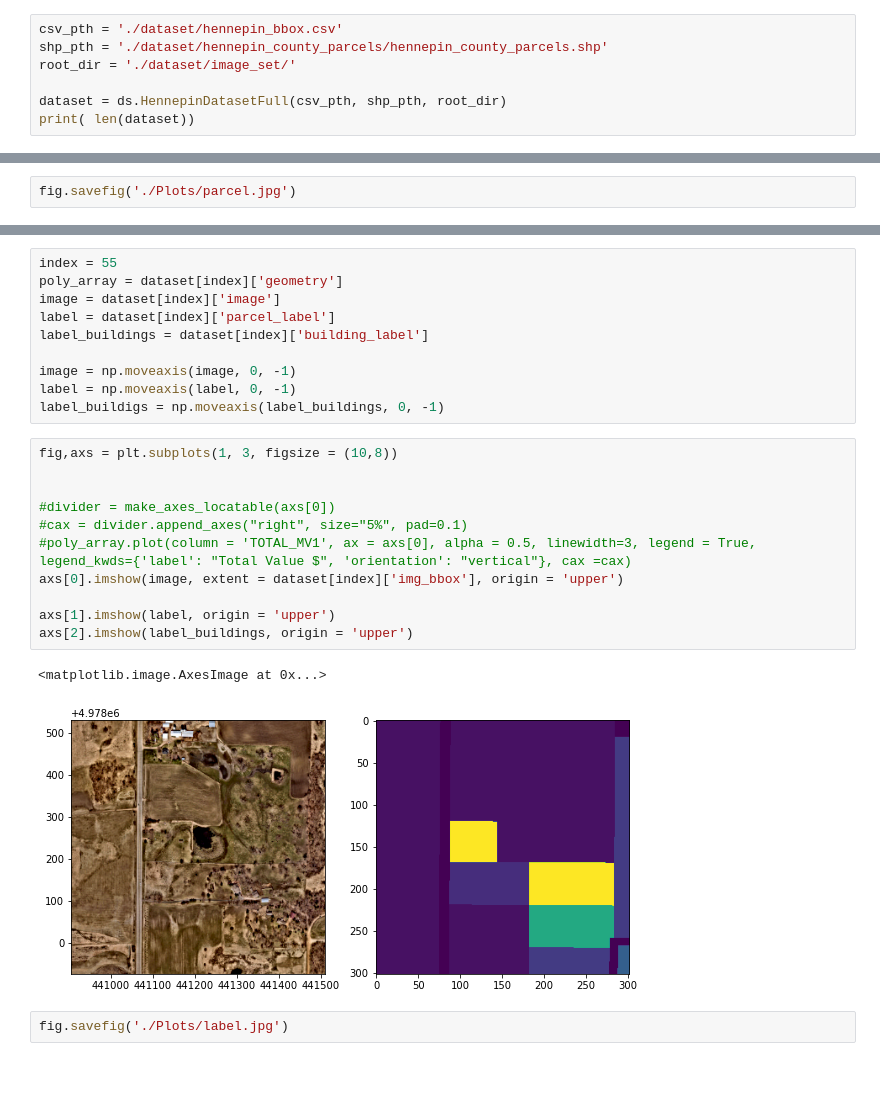
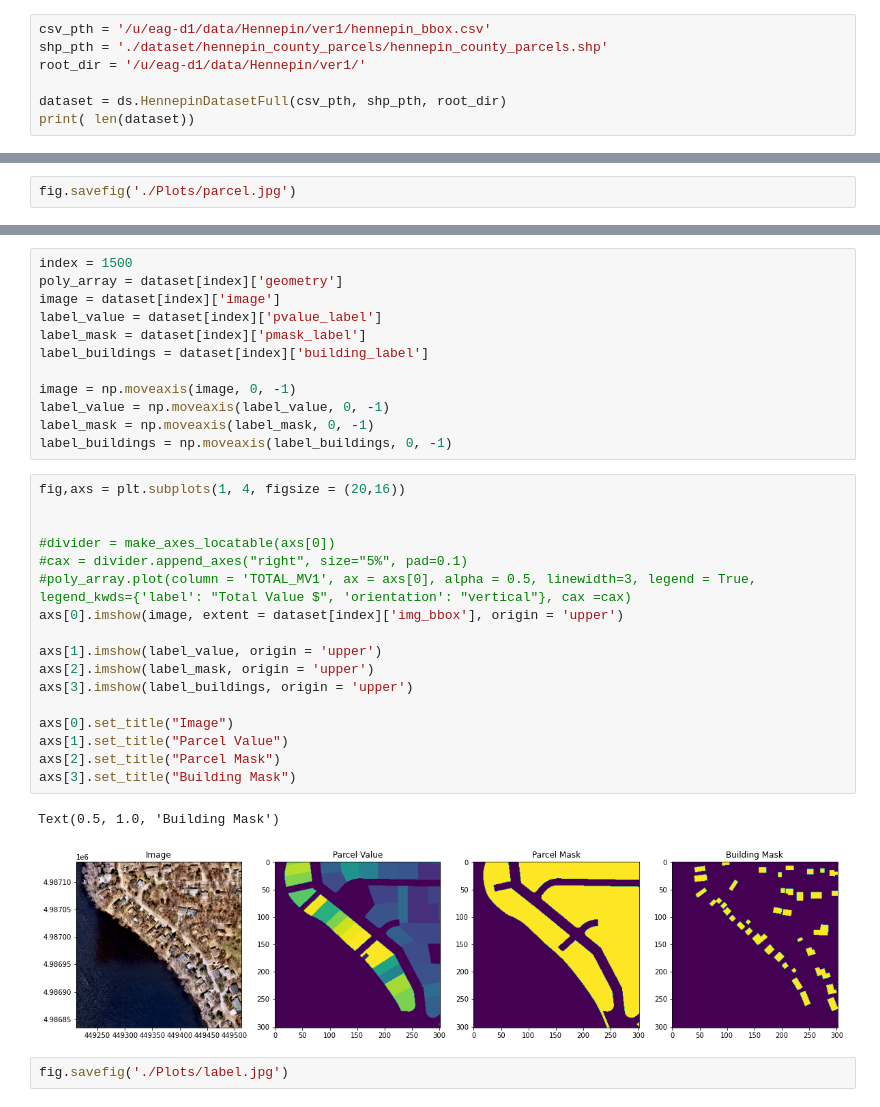
Before and after one commit to mvrl/disaggregation, a Jupyter notebook: Plotting_Hennepin.ipynb, the cells around one changed output, grey strips where cells are left out. Drawn from its saved outputs; the diff is of its cells as text; blank space fills up the shorter version.

Commit message:
Adding Boundaries + loading/plotting new masks

```diff
--- a/Plotting_Hennepin.ipynb
+++ b/Plotting_Hennepin.ipynb
@@ -7,9 +7,9 @@ import rasterio
 from mpl_toolkits.axes_grid1 import make_axes_locatable
 #from dataset import rasterize
 # %%
-csv_pth = './dataset/hennepin_bbox.csv'
+csv_pth = '/u/eag-d1/data/Hennepin/ver1/hennepin_bbox.csv'
 shp_pth = './dataset/hennepin_county_parcels/hennepin_county_parcels.shp'
-root_dir = './dataset/image_set/'
+root_dir = '/u/eag-d1/data/Hennepin/ver1/'
 
 dataset = ds.HennepinDatasetFull(csv_pth, shp_pth, root_dir)
 print( len(dataset))
@@ -71,27 +71,35 @@ poly_array.plot(column = 'TOTAL_MV1', ax = ax, alpha = 0.8)
 # %%
-index = 55
+index = 1500
 poly_array = dataset[index]['geometry']
 image = dataset[index]['image']
-label = dataset[index]['parcel_label']
+label_value = dataset[index]['pvalue_label']
+label_mask = dataset[index]['pmask_label']
 label_buildings = dataset[index]['building_label']
 
 image = np.moveaxis(image, 0, -1)
-label = np.moveaxis(label, 0, -1)
-label_buildigs = np.moveaxis(label_buildings, 0, -1)
+label_value = np.moveaxis(label_value, 0, -1)
+label_mask = np.moveaxis(label_mask, 0, -1)
+label_buildings = np.moveaxis(label_buildings, 0, -1)
 # %%
-fig,axs = plt.subplots(1, 3, figsize = (10,8))
+fig,axs = plt.subplots(1, 4, figsize = (20,16))
 
 
 #divider = make_axes_locatable(axs[0])
 #cax = divider.append_axes("right", size="5%", pad=0.1)
 #poly_array.plot(column = 'TOTAL_MV1', ax = axs[0], alpha = 0.5, linewidth=3, legend = True, legend_kwds={'label': "Total Value $", 'orientation': "vertical"}, cax =cax)
 axs[0].imshow(image, extent = dataset[index]['img_bbox'], origin = 'upper')
 
-axs[1].imshow(label, origin = 'upper')
-axs[2].imshow(label_buildings, origin = 'upper')
+axs[1].imshow(label_value, origin = 'upper')
+axs[2].imshow(label_mask, origin = 'upper')
+axs[3].imshow(label_buildings, origin = 'upper')
+
+axs[0].set_title("Image")
+axs[1].set_title("Parcel Value")
+axs[2].set_title("Parcel Mask")
+axs[3].set_title("Building Mask")
 # %% [output]
-<matplotlib.image.AxesImage at 0x...>
+Text(0.5, 1.0, 'Building Mask')
-[figure, old version]
+[figure, new version]
 # %%
 fig.savefig('./Plots/label.jpg')
 # %%
```
Also changed, not shown: parts of 6 cells of this notebook, 5 other files.
